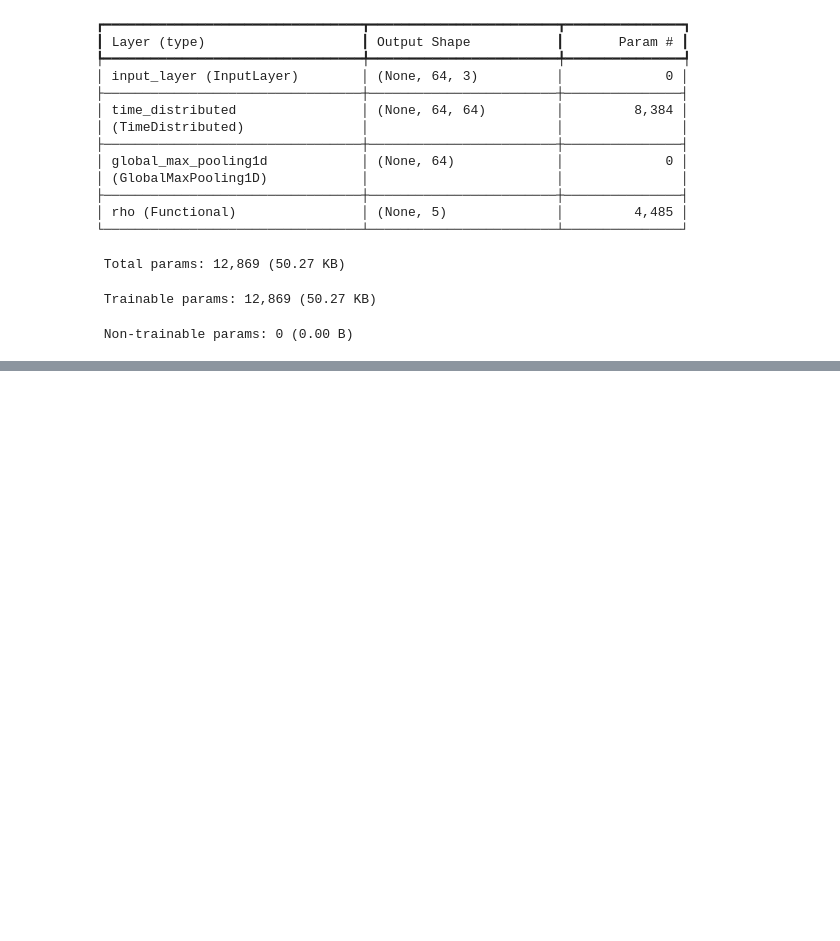
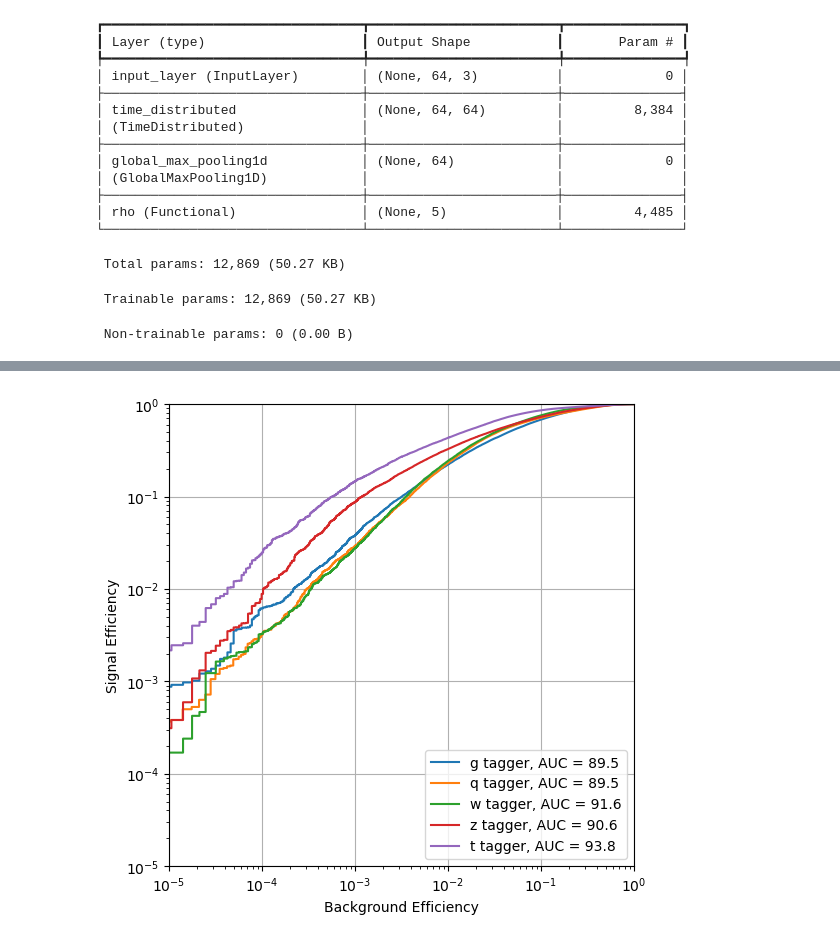
Before and after one commit to hftsoi/sparse, a Jupyter notebook: sparse.ipynb, the cells around one changed output, grey strips where cells are left out. Saved outputs shown, nothing was run; the diff lists cells and outputs as text; code cells hidden in the pictures; blank space fills up the shorter version.

```diff
--- a/sparse.ipynb
+++ b/sparse.ipynb
@@ -124,17 +148,21 @@ print("Accuracy: {}".format(accuracy_score(np.argmax(Y_test, axis=1), np.argmax(
 # %%
 def plot_roc(y_test, y_pred, labels):
     for x, label in enumerate(labels):
         fpr, tpr, _ = roc_curve(y_test[:, x], y_pred[:, x])
         plt.plot(fpr, tpr, label='{0} tagger, AUC = {1:.1f}'.format(label, auc(fpr, tpr)*100.), linestyle='-')
-    #plt.semilogy()
+    plt.semilogy()
+    plt.semilogx()
     plt.ylabel("Signal Efficiency")
     plt.xlabel("Background Efficiency")
-    #plt.ylim(0.001, 1)
+    plt.ylim(0.00001, 1)
+    plt.xlim(0.00001, 1)
     plt.grid(True)
     plt.legend(loc='best')
 
 plt.figure(figsize=(6, 6))
 plot_roc(Y_test, Y_pred, ['g','q','w','z','t'])
+# %% [output]
+[figure, added]
 # %%
 X_test_mask = np.all(X_test == 0, axis = -1)
 X_test_nomask = np.zeros(shape=X_test_mask.shape).astype(bool)
```
Also changed, not shown: parts of 3 cells of this notebook.
